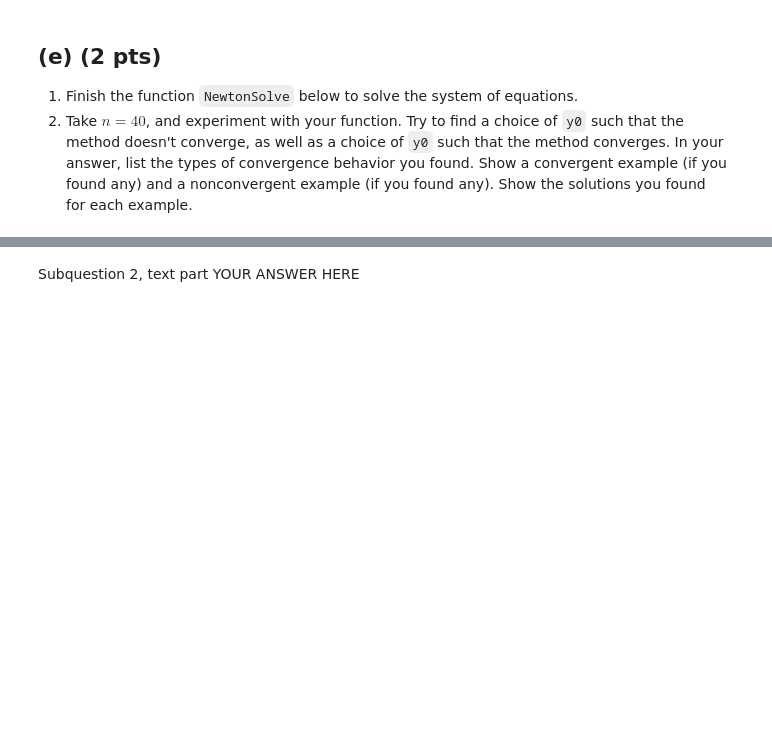
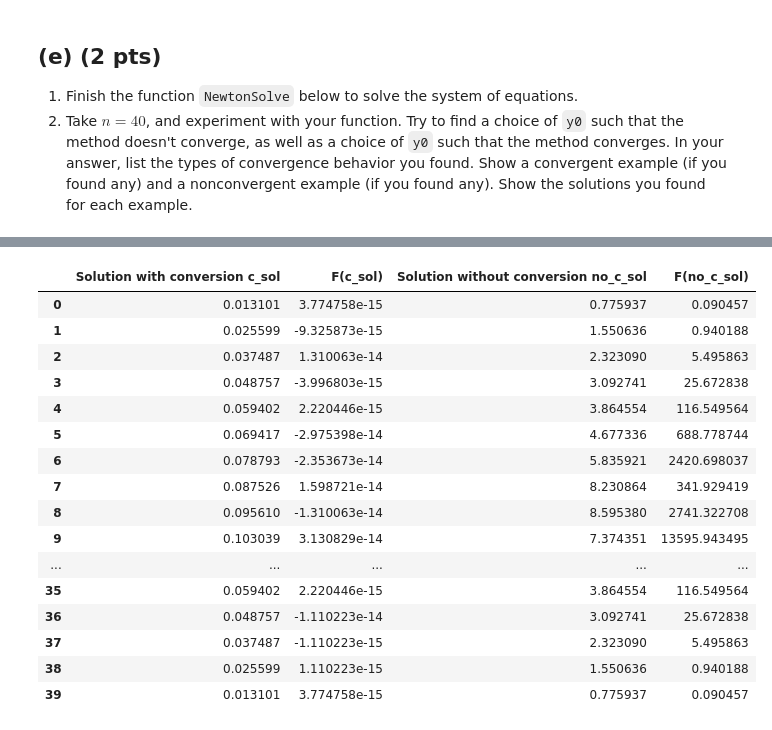
Before and after one commit to jonas4climate/na-assignment1, a Jupyter notebook: hw4_2023.ipynb, the cells around one changed output, grey strips where cells are left out. Saved outputs shown, nothing was run; the diff lists cells and outputs as text; code cells hidden in the pictures; blank space fills up the shorter version.

```diff
--- a/hw4_2023.ipynb
+++ b/hw4_2023.ipynb
@@ -333,2 +332,27 @@ plt.show()
-# %% [markdown]
-Subquestion 2, text part YOUR ANSWER HERE
+# %%
+converging_guess = np.full(40, 2)
+approx_sol = NewtonSolve(converging_guess, 10)
+F_approx_sol = F(approx_sol)
+non_converging_guess = np.full(40, 5)
+approx_sol_2 = NewtonSolve(non_converging_guess, 10)
+F_approx_sol_2 = F(approx_sol_2)
+
+DataFrame({'Solution with conversion c_sol': approx_sol, 'F(c_sol)': F_approx_sol, 'Solution without conversion no_c_sol': approx_sol_2, 'F(no_c_sol)': F_approx_sol_2})
+# %% [output]
+|  | Solution with conversion c_sol | F(c_sol) | Solution without conversion no_c_sol | F(no_c_sol) |
+| 0 | 0.013101 | 3.774758e-15 | 0.775937 | 0.090457 |
+| 1 | 0.025599 | -9.325873e-15 | 1.550636 | 0.940188 |
+| 2 | 0.037487 | 1.310063e-14 | 2.323090 | 5.495863 |
+| 3 | 0.048757 | -3.996803e-15 | 3.092741 | 25.672838 |
+| 4 | 0.059402 | 2.220446e-15 | 3.864554 | 116.549564 |
+| 5 | 0.069417 | -2.975398e-14 | 4.677336 | 688.778744 |
+| 6 | 0.078793 | -2.353673e-14 | 5.835921 | 2420.698037 |
+| 7 | 0.087526 | 1.598721e-14 | 8.230864 | 341.929419 |
+| 8 | 0.095610 | -1.310063e-14 | 8.595380 | 2741.322708 |
+| 9 | 0.103039 | 3.130829e-14 | 7.374351 | 13595.943495 |
+| ... | ... | ... | ... | ... |
+| 35 | 0.059402 | 2.220446e-15 | 3.864554 | 116.549564 |
+| 36 | 0.048757 | -1.110223e-14 | 3.092741 | 25.672838 |
+| 37 | 0.037487 | -1.110223e-15 | 2.323090 | 5.495863 |
+| 38 | 0.025599 | 1.110223e-15 | 1.550636 | 0.940188 |
+| 39 | 0.013101 | 3.774758e-15 | 0.775937 | 0.090457 |
```
Also changed, not shown: parts of 7 cells of this notebook.
